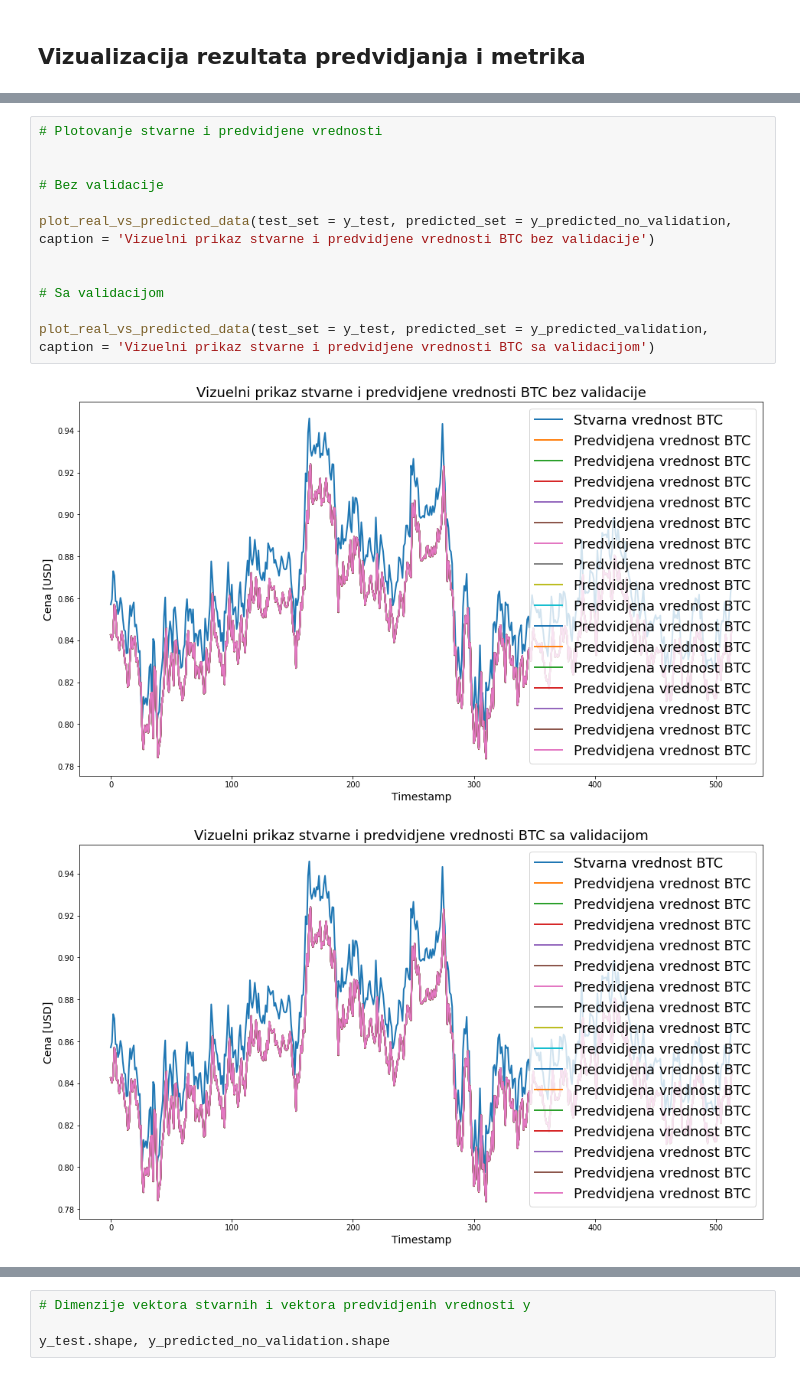
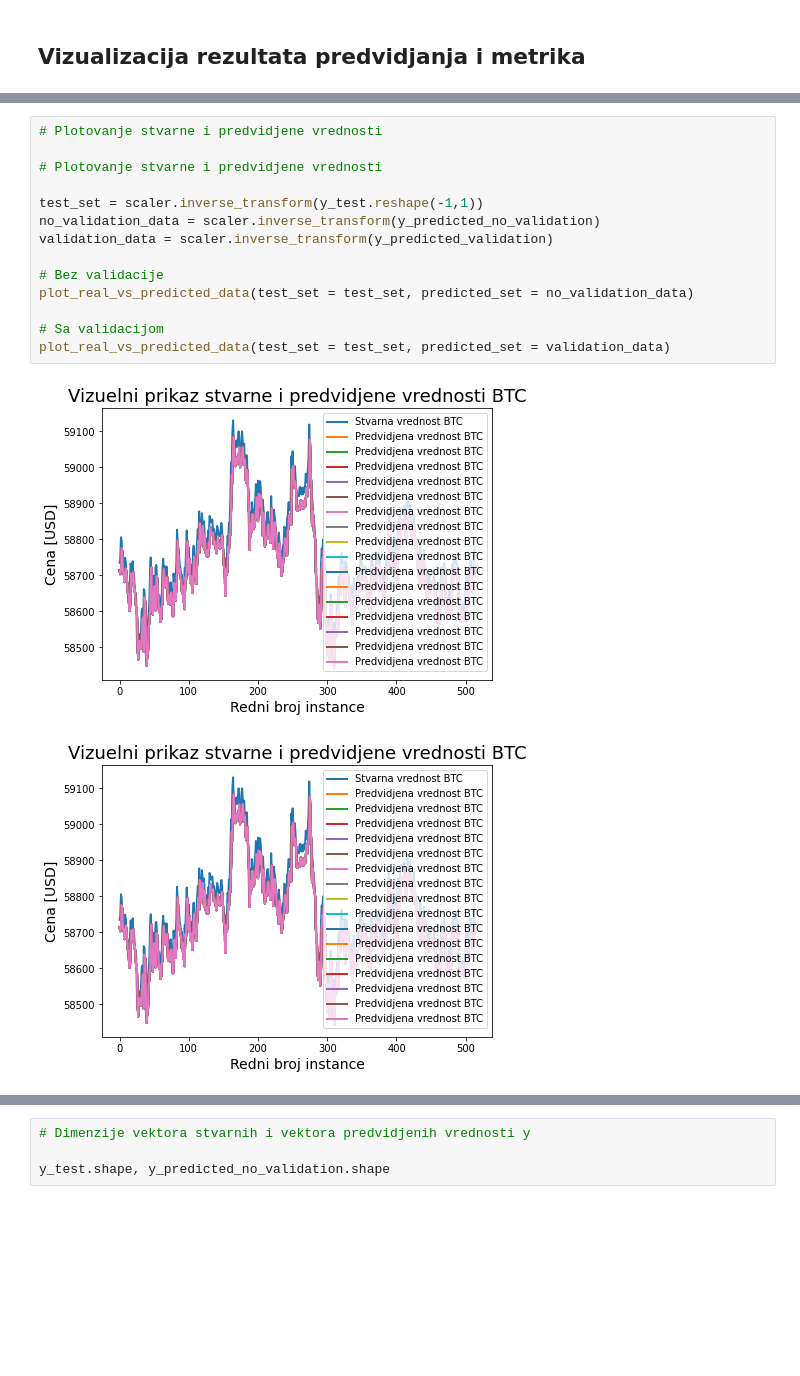
Before and after one commit to jovanape/Bitcoint-Price-Prediction, a Jupyter notebook: gru.ipynb, the cells around one changed output, grey strips where cells are left out. Drawn from its saved outputs; the diff is of its cells as text; blank space fills up the shorter version.

```diff
--- a/gru.ipynb
+++ b/gru.ipynb
@@ -445,18 +413,20 @@ def plot_real_vs_predicted_data(test_set, predicted_set, caption):
 
   # test = test.reset_index()
   # x = test.index
-# %%
-# Plotovanje stvarne i predvidjene vrednosti
-
-
-# Bez validacije
-
-plot_real_vs_predicted_data(test_set = y_test, predicted_set = y_predicted_no_validation, caption = 'Vizuelni prikaz stvarne i predvidjene vrednosti BTC bez validacije')
-
-
-# Sa validacijom
-
-plot_real_vs_predicted_data(test_set = y_test, predicted_set = y_predicted_validation, caption = 'Vizuelni prikaz stvarne i predvidjene vrednosti BTC sa validacijom')
-# %% [output]
-[figure, removed]
-[figure, removed]
+# %%
+# Plotovanje stvarne i predvidjene vrednosti
+
+# Plotovanje stvarne i predvidjene vrednosti
+
+test_set = scaler.inverse_transform(y_test.reshape(-1,1))
+no_validation_data = scaler.inverse_transform(y_predicted_no_validation)
+validation_data = scaler.inverse_transform(y_predicted_validation)
+
+# Bez validacije
+plot_real_vs_predicted_data(test_set = test_set, predicted_set = no_validation_data)
+
+# Sa validacijom
+plot_real_vs_predicted_data(test_set = test_set, predicted_set = validation_data)
+# %% [output]
+[figure, added]
+[figure, added]
```
Also changed, not shown: parts of 51 cells of this notebook.
